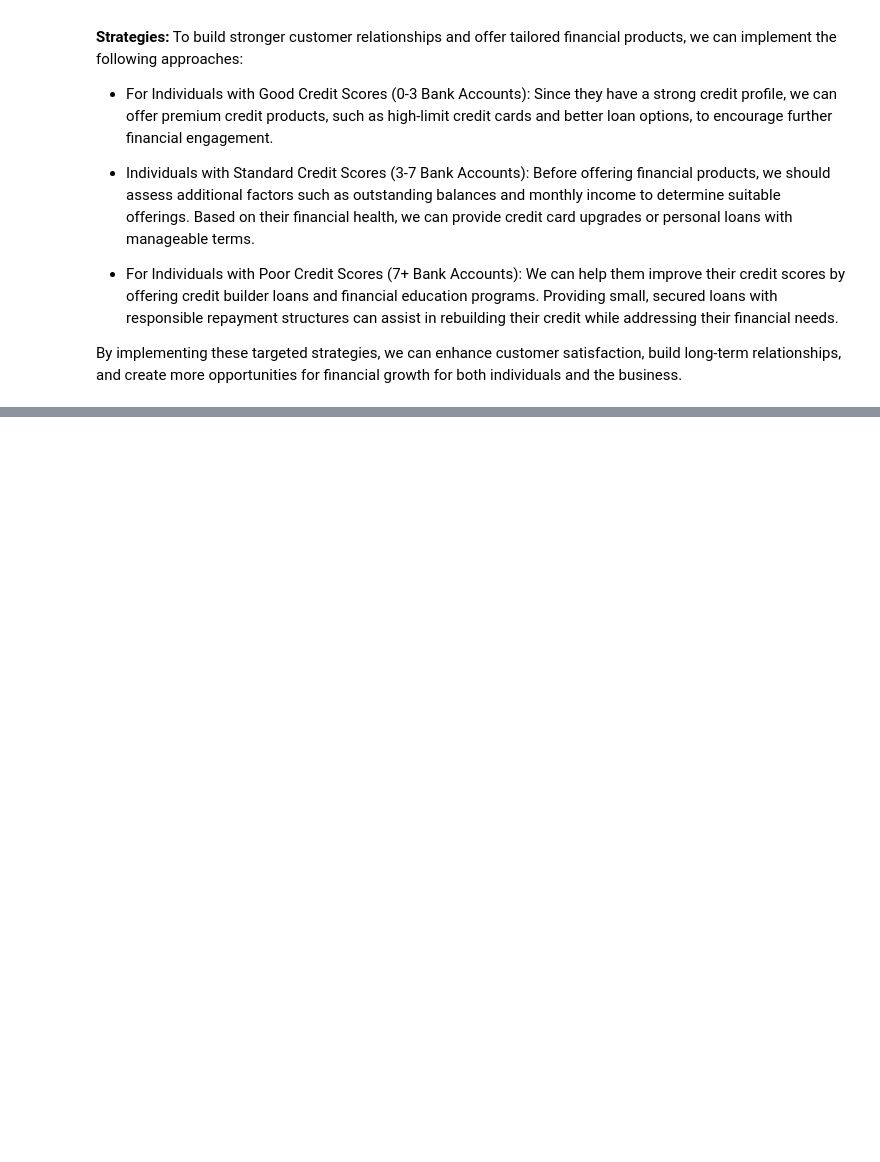
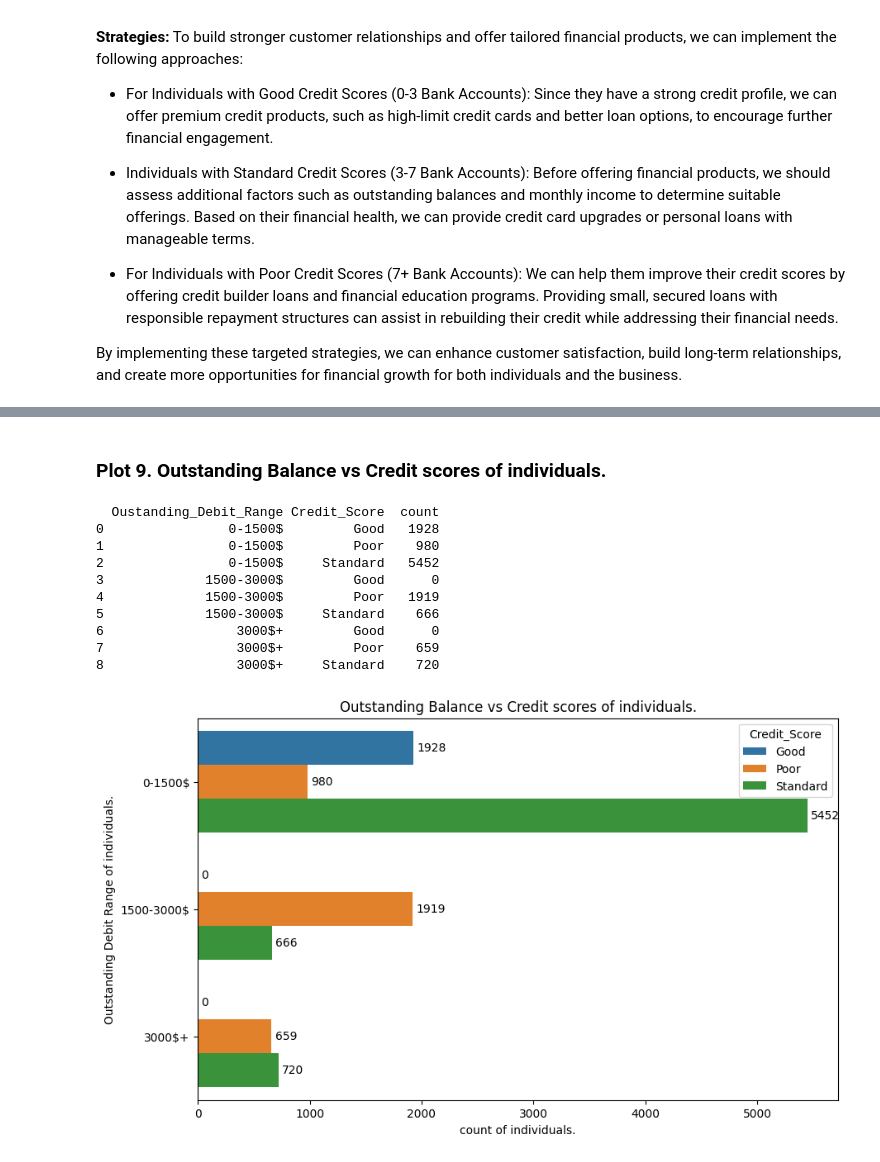
Before and after one commit to kamlendujha123/PaisaBazaar-Banking-Fraud-Analysis-EDA-Project, a Jupyter notebook: PaisaBazaar_Banking_Fraud_Analysis_EDA_Project.ipynb, the cells around one changed output, grey strips where cells are left out. Saved outputs shown, nothing was run; the diff lists cells and outputs as text; code cells hidden in the pictures; blank space fills up the shorter version.

```diff
--- a/PaisaBazaar_Banking_Fraud_Analysis_EDA_Project.ipynb
+++ b/PaisaBazaar_Banking_Fraud_Analysis_EDA_Project.ipynb
@@ -952,0 +1163,27 @@ By implementing these targeted strategies, we can enhance customer satisfaction,
+# %% [markdown]
+### **Plot 9. Outstanding Balance vs Credit scores of individuals.**
+# %%
+# First we will group the data based on the unique values of both column to get the count of occurance of each combinations.
+summary7=df.groupby(['Oustanding_Debit_Range','Credit_Score']).size().reset_index(name='count')
+print(summary7)
+# Now we will plot the data by using Bar plot to see the relationship between Outstanding_Debit_Range vs Credit_Score.
+plt.figure(figsize=(10,6))
+plot_9=sns.barplot(x='count',y='Oustanding_Debit_Range',hue='Credit_Score',data=summary7)
+for i in plot_9.containers:
+  plot_9.bar_label(i,fmt='%d',fontsize=10,padding=3)
+plt.title('Outstanding Balance vs Credit scores of individuals.')
+plt.xlabel('count of individuals.')
+plt.ylabel('Outstanding Debit Range of individuals.')
+plt.show()
+# %% [output]
+  Oustanding_Debit_Range Credit_Score  count
+0                0-1500$         Good   1928
+1                0-1500$         Poor    980
+2                0-1500$     Standard   5452
+3             1500-3000$         Good      0
+4             1500-3000$         Poor   1919
+5             1500-3000$     Standard    666
+6                 3000$+         Good      0
+7                 3000$+         Poor    659
+8                 3000$+     Standard    720
+[figure, added]
```
Also changed, not shown: parts of 51 cells of this notebook.
